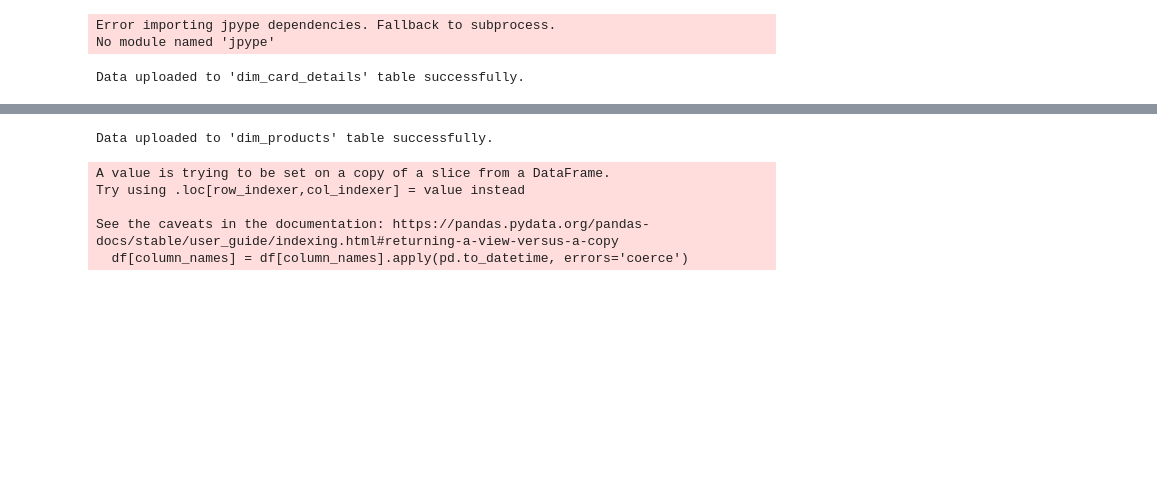
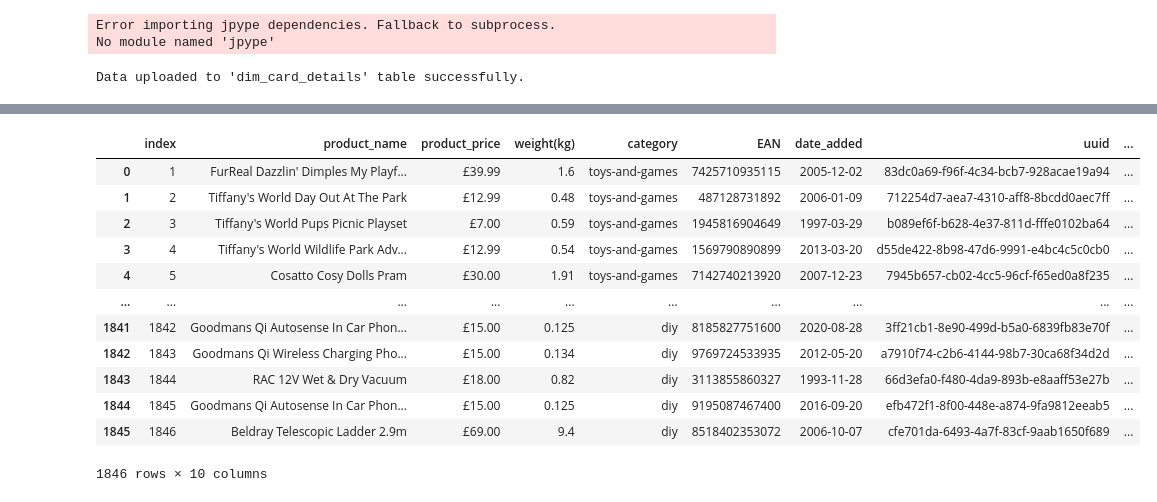
Before and after one commit to S-a-a-h/multinational-retail-data-centralisation200, a Jupyter notebook: main.ipynb, the cells around one changed output, grey strips where cells are left out. Cells and saved outputs as stored; diff of their text form; code cells hidden in the pictures; blank space fills up the shorter version.

```diff
--- a/main.ipynb
+++ b/main.ipynb
@@ -116,21 +141,31 @@ See the caveats in the documentation: https://pandas.pydata.org/pandas-docs/stab
 # %%
 #Products Data
 #Extract
 prods_df = data_extractor.extract_from_s3(s3_address)
 
 #Clean
-cleaned_prod_w = data_cleaner.convert_product_weights(prods_df)
-fully_cleaned_prods_df = data_cleaner.clean_products_data(cleaned_prod_w)
+cleaned_prod_w = data_cleaner._convert_product_weights(prods_df)
+cleaned_prod_w
+
+fully_cleaned_prods_df = data_cleaner._clean_products_data(cleaned_prod_w)
+fully_cleaned_prods_df
 
 #Upload to dim_store_details
-db_connector_instance._upload_to_db(df=fully_cleaned_prods_df, table_name='dim_products')
+#db_connector_instance._upload_to_db(df=fully_cleaned_prods_df, table_name='dim_products')
 # %% [output]
+|  | index | product_name | product_price | weight(kg) | category | EAN | date_added | uuid | ... |
+| 0 | 1 | FurReal Dazzlin' Dimples My Playf... | £39.99 | 1.6 | toys-and-games | 7425710935115 | 2005-12-02 | 83dc0a69-f96f-4c34-bcb7-928acae19a94 | ... |
+| 1 | 2 | Tiffany's World Day Out At The Park | £12.99 | 0.48 | toys-and-games | 487128731892 | 2006-01-09 | 712254d7-aea7-4310-aff8-8bcdd0aec7ff | ... |
+| 2 | 3 | Tiffany's World Pups Picnic Playset | £7.00 | 0.59 | toys-and-games | 1945816904649 | 1997-03-29 | b089ef6f-b628-4e37-811d-fffe0102ba64 | ... |
+| 3 | 4 | Tiffany's World Wildlife Park Adv... | £12.99 | 0.54 | toys-and-games | 1569790890899 | 2013-03-20 | d55de422-8b98-47d6-9991-e4bc4c5c0cb0 | ... |
+| 4 | 5 | Cosatto Cosy Dolls Pram | £30.00 | 1.91 | toys-and-games | 7142740213920 | 2007-12-23 | 7945b657-cb02-4cc5-96cf-f65ed0a8f235 | ... |
+| ... | ... | ... | ... | ... | ... | ... | ... | ... | ... |
+| 1841 | 1842 | Goodmans Qi Autosense In Car Phon... | £15.00 | 0.125 | diy | 8185827751600 | 2020-08-28 | 3ff21cb1-8e90-499d-b5a0-6839fb83e70f | ... |
+| 1842 | 1843 | Goodmans Qi Wireless Charging Pho... | £15.00 | 0.134 | diy | 9769724533935 | 2012-05-20 | a7910f74-c2b6-4144-98b7-30ca68f34d2d | ... |
+| 1843 | 1844 | RAC 12V Wet & Dry Vacuum | £18.00 | 0.82 | diy | 3113855860327 | 1993-11-28 | 66d3efa0-f480-4da9-893b-e8aaff53e27b | ... |
+| 1844 | 1845 | Goodmans Qi Autosense In Car Phon... | £15.00 | 0.125 | diy | 9195087467400 | 2016-09-20 | efb472f1-8f00-448e-a874-9fa9812eeab5 | ... |
+| 1845 | 1846 | Beldray Telescopic Ladder 2.9m | £69.00 | 9.4 | diy | 8518402353072 | 2006-10-07 | cfe701da-6493-4a7f-83cf-9aab1650f689 | ... |
-Data uploaded to 'dim_products' table successfully.
+1846 rows × 10 columns
-A value is trying to be set on a copy of a slice from a DataFrame.
-Try using .loc[row_indexer,col_indexer] = value instead
-
-See the caveats in the documentation: https://pandas.pydata.org/pandas-docs/stable/user_guide/indexing.html#returning-a-view-versus-a-copy
-  df[column_names] = df[column_names].apply(pd.to_datetime, errors='coerce')
 # %%
 #Orders Table
 #Extract
```
Also changed, not shown: parts of 6 cells of this notebook, 4 other files.
